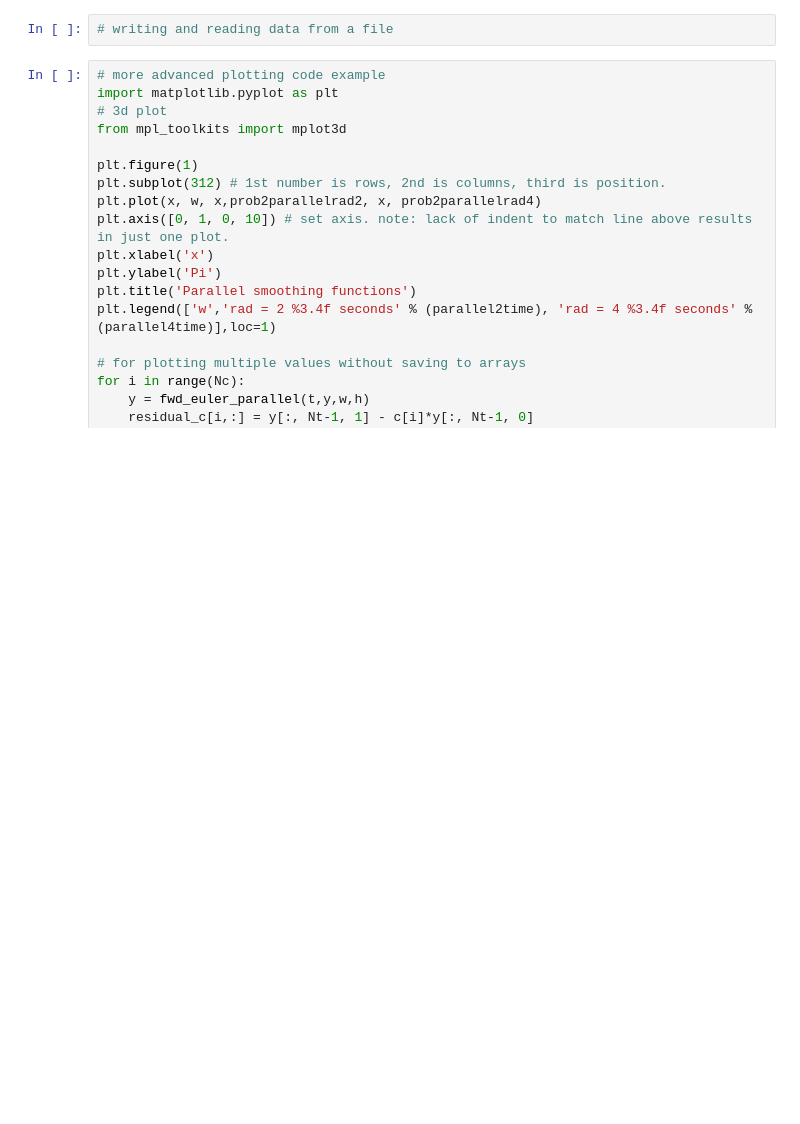
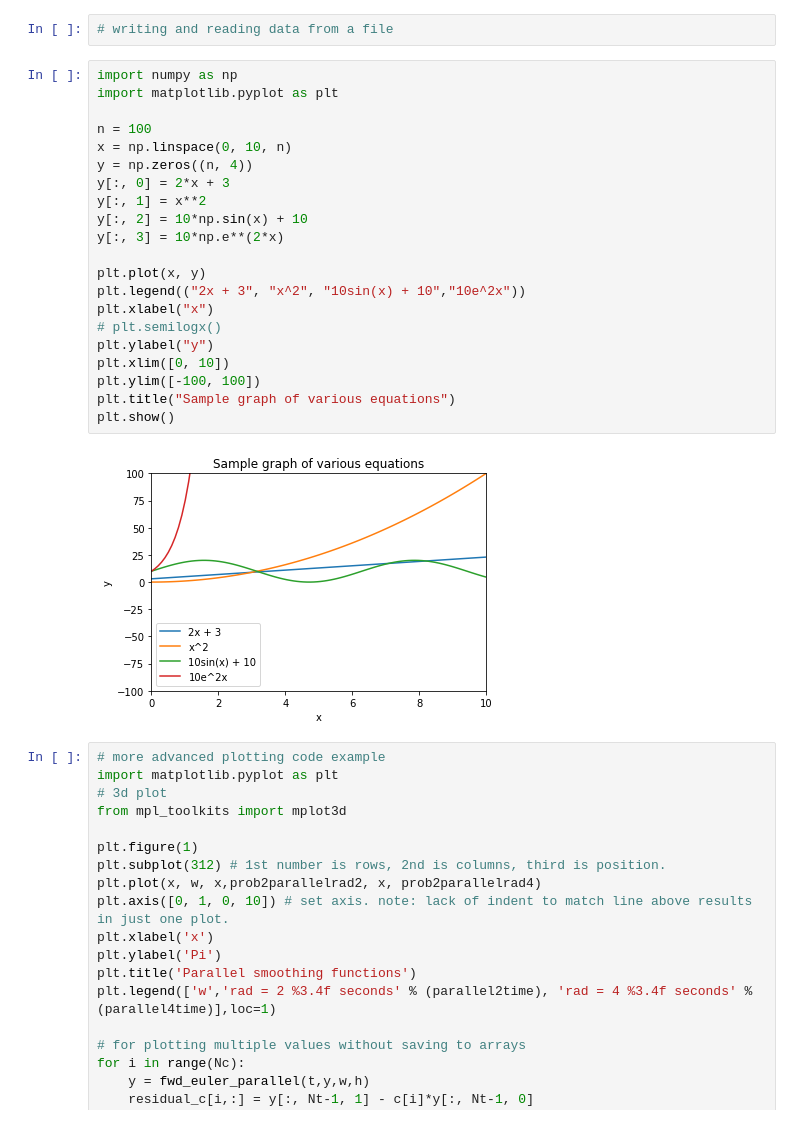
Before and after one commit to CuriousBias/notes, a Jupyter notebook: Plotting.ipynb, the cells around one changed output. Saved outputs shown, nothing was run; the diff lists cells and outputs as text; blank space fills up the shorter version.

Commit message:
added to numpy and plotting

```diff
--- a/Plotting.ipynb
+++ b/Plotting.ipynb
@@ -1,5 +1,28 @@
 # %%
 # writing and reading data from a file
+# %%
+import numpy as np
+import matplotlib.pyplot as plt
+
+n = 100
+x = np.linspace(0, 10, n)
+y = np.zeros((n, 4))
+y[:, 0] = 2*x + 3
+y[:, 1] = x**2
+y[:, 2] = 10*np.sin(x) + 10
+y[:, 3] = 10*np.e**(2*x)
+
+plt.plot(x, y)
+plt.legend(("2x + 3", "x^2", "10sin(x) + 10","10e^2x"))
+plt.xlabel("x")
+# plt.semilogx()
+plt.ylabel("y")
+plt.xlim([0, 10])
+plt.ylim([-100, 100])
+plt.title("Sample graph of various equations")
+plt.show()
+# %% [output]
+[figure, added]
 # %%
 # more advanced plotting code example
 import matplotlib.pyplot as plt
```
